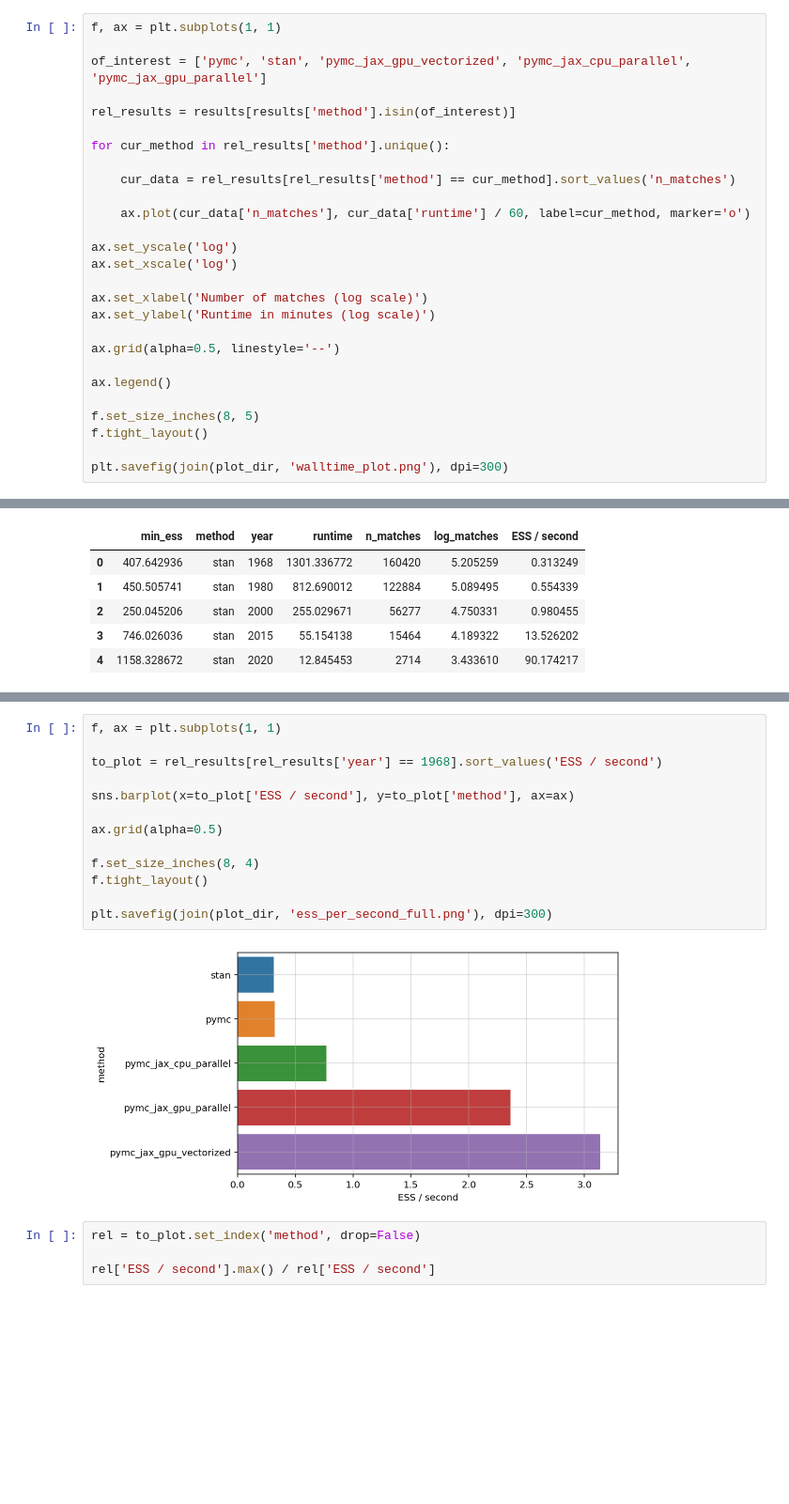
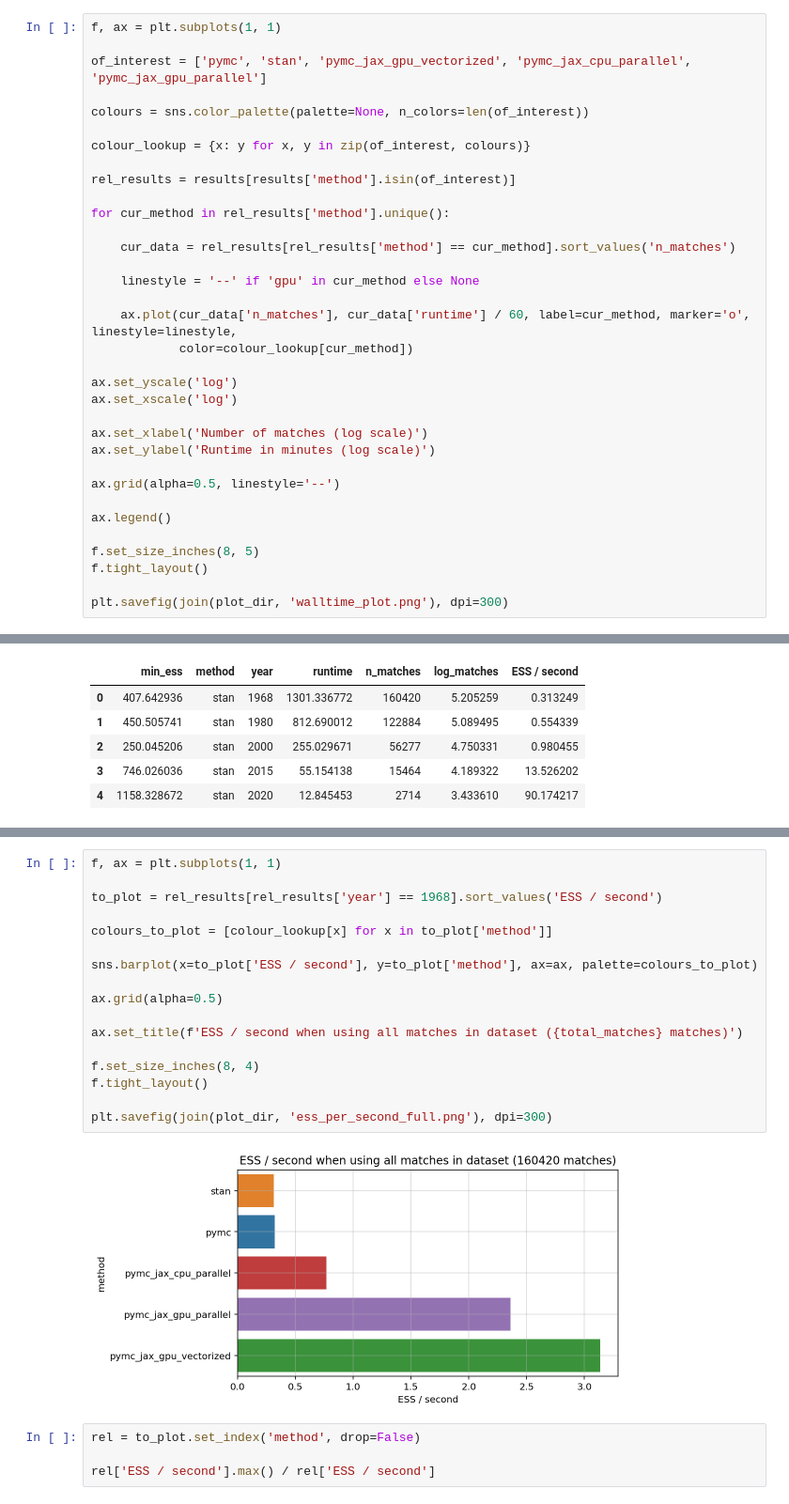
Before and after one commit to martiningram/mcmc_runtime_comparison, a Jupyter notebook: Compare runtimes.ipynb, the cells around one changed output, grey strips where cells are left out. Shown at 94% size. Saved outputs shown, nothing was run; the diff lists cells and outputs as text; blank space fills up the shorter version.

Commit message:
Update some plots with suggestions

```diff
--- a/Compare runtimes.ipynb
+++ b/Compare runtimes.ipynb
@@ -63,6 +65,10 @@ results['log_matches'] = np.log10(results['n_matches'])
 f, ax = plt.subplots(1, 1)
 
 of_interest = ['pymc', 'stan', 'pymc_jax_gpu_vectorized', 'pymc_jax_cpu_parallel', 'pymc_jax_gpu_parallel']
+
+colours = sns.color_palette(palette=None, n_colors=len(of_interest))
+
+colour_lookup = {x: y for x, y in zip(of_interest, colours)}
 
 rel_results = results[results['method'].isin(of_interest)]
 
@@ -70,7 +76,10 @@ for cur_method in rel_results['method'].unique():
 
     cur_data = rel_results[rel_results['method'] == cur_method].sort_values('n_matches')
 
-    ax.plot(cur_data['n_matches'], cur_data['runtime'] / 60, label=cur_method, marker='o')
+    linestyle = '--' if 'gpu' in cur_method else None
+
+    ax.plot(cur_data['n_matches'], cur_data['runtime'] / 60, label=cur_method, marker='o', linestyle=linestyle,
+            color=colour_lookup[cur_method])
 
 ax.set_yscale('log')
 ax.set_xscale('log')
@@ -184,18 +208,22 @@ plt.savefig(join(plot_dir, 'ess_values.png'), dpi=300)
 # %%
 f, ax = plt.subplots(1, 1)
 
 to_plot = rel_results[rel_results['year'] == 1968].sort_values('ESS / second')
 
-sns.barplot(x=to_plot['ESS / second'], y=to_plot['method'], ax=ax)
+colours_to_plot = [colour_lookup[x] for x in to_plot['method']]
+
+sns.barplot(x=to_plot['ESS / second'], y=to_plot['method'], ax=ax, palette=colours_to_plot)
 
 ax.grid(alpha=0.5)
+
+ax.set_title(f'ESS / second when using all matches in dataset ({total_matches} matches)')
 
 f.set_size_inches(8, 4)
 f.tight_layout()
 
 plt.savefig(join(plot_dir, 'ess_per_second_full.png'), dpi=300)
 # %% [output]
-[figure, old version]
+[figure, new version]
 # %%
 rel = to_plot.set_index('method', drop=False)
 
```
Also changed, not shown: parts of 5 cells of this notebook.
